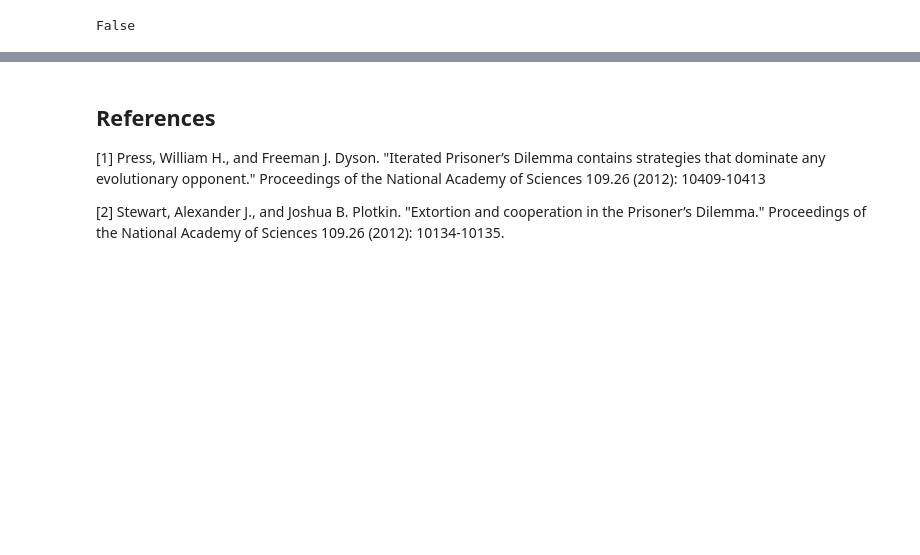
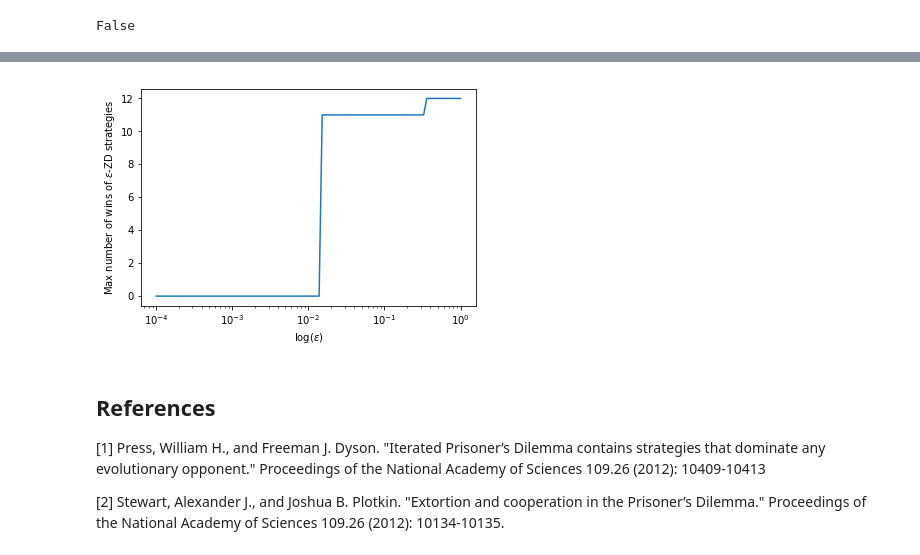
Before and after one commit to drvinceknight/testing_for_ZD, a Jupyter notebook: main.ipynb, the cells around one changed output, grey strips where cells are left out. Drawn from its saved outputs; the diff is of its cells as text; code cells hidden in the pictures; blank space fills up the shorter version.

```diff
--- a/main.ipynb
+++ b/main.ipynb
@@ -139,3 +262,15 @@ awaiting data collection.
+# %%
+fig = plt.figure()
+ax = plt.gca()
+
+ax.plot(std_df["epsilon"], std_df["max_number_of_wins"]);
+ax.set_xscale('log')
+
+plt.xlabel("$\log(\epsilon)$")
+plt.ylabel(f"Max number of wins of $\epsilon$-ZD strategies")
+plt.show();
+# %% [output]
+[figure, added]
 # %% [markdown]
 ## References
 
```
Also changed, not shown: parts of 22 cells of this notebook.
